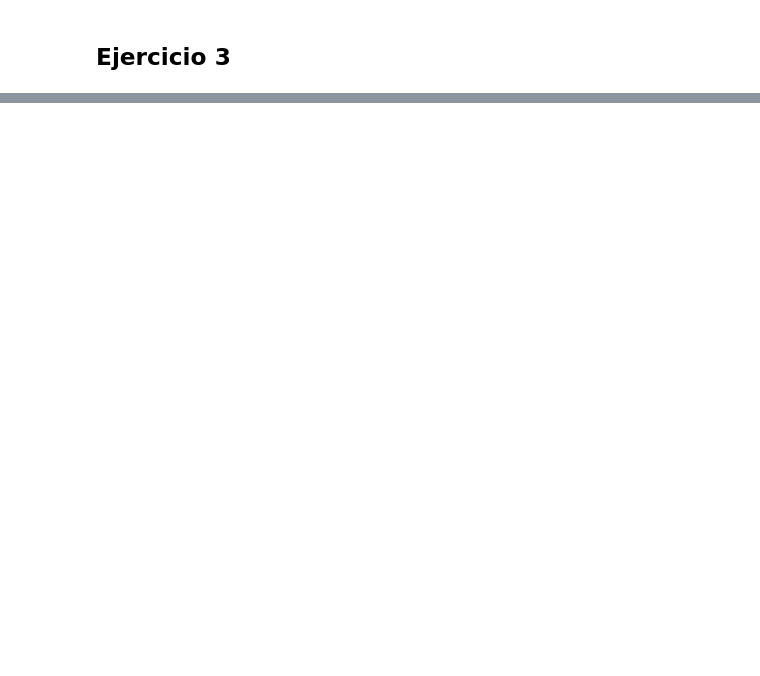
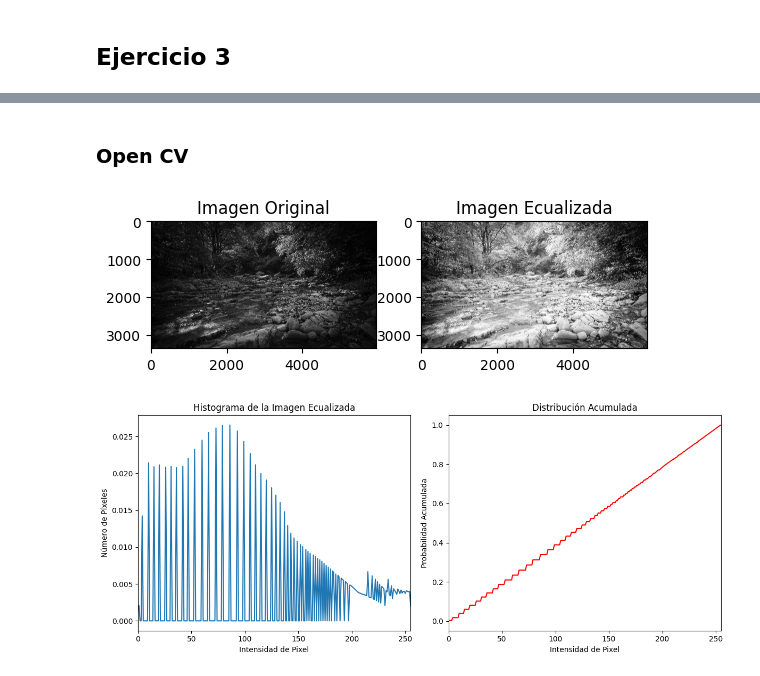
Before and after one commit to Daniel14gonc/lista01_CV, a Jupyter notebook: lab1.ipynb, the cells around one changed output, grey strips where cells are left out. Cells and saved outputs as stored; diff of their text form; code cells hidden in the pictures; blank space fills up the shorter version.

```diff
--- a/lab1.ipynb
+++ b/lab1.ipynb
@@ -231,0 +264,11 @@ plt.show()
+# %%
+image_path = "grayscale.jpg"
+image_to_equalize = get_gray_scale_image(image_path)
+equalized_image = get_equalized_image(image_to_equalize)
+image_histogram, _ = np.histogram(image_to_equalize.flatten(), bins=256, range=[0, 256])
+normalized_original_histogram = normalize_histogram(image_histogram, np.prod(image_to_equalize.shape[:2]))
+equalized_image_histogram, _ = np.histogram(equalized_image.flatten(), bins=256, range=[0, 256])
+normalized_equalized_image_histogram = normalize_histogram(equalized_image_histogram, np.prod(equalized_image.shape[:2]))
+
+cumulative_distribution_original = np.cumsum(normalized_original_histogram)
+cumulative_distribution_equalized = np.cumsum(normalized_equalized_image_histogram)
@@ -231,0 +324,39 @@ plt.show()
+# %% [markdown]
+### Open CV
+# %%
+equalized_image_cv = cv2.equalizeHist(image_to_equalize)
+histogram_equalized_cv = cv2.calcHist([equalized_image_cv], [0], None, [256], [0, 256])
+normalized_equalized_histogram_cv = histogram_equalized_cv / np.prod(equalized_image.shape[:2])
+
+cumulative_distribution = np.cumsum(normalized_equalized_histogram_cv)
+# %%
+plt.subplot(2, 2, 1)
+plt.imshow(image_to_equalize, cmap='gray')
+plt.title('Imagen Original')
+
+plt.subplot(2, 2, 2)
+plt.imshow(equalized_image_cv, cmap='gray')
+plt.title('Imagen Ecualizada')
+
+
+plt.figure(figsize=(12, 5))
+
+plt.subplot(1, 2, 1)
+plt.title("Histograma de la Imagen Ecualizada")
+plt.xlabel("Intensidad de Pixel")
+plt.ylabel("Número de Píxeles")
+plt.plot(normalized_equalized_histogram_cv)
+plt.xlim([0, 255])
+
+plt.subplot(1, 2, 2)
+plt.title("Distribución Acumulada")
+plt.xlabel("Intensidad de Pixel")
+plt.ylabel("Probabilidad Acumulada")
+plt.plot(cumulative_distribution, color='red')
+plt.xlim([0, 255])
+
+plt.tight_layout()
+plt.show()
+# %% [output]
+[figure, added]
+[figure, added]
```
Also changed, not shown: parts of 23 cells of this notebook, 3 other files.
